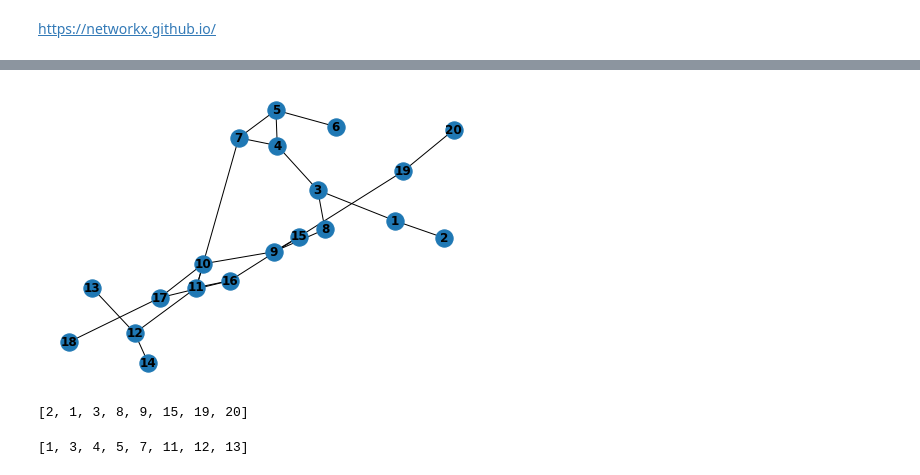
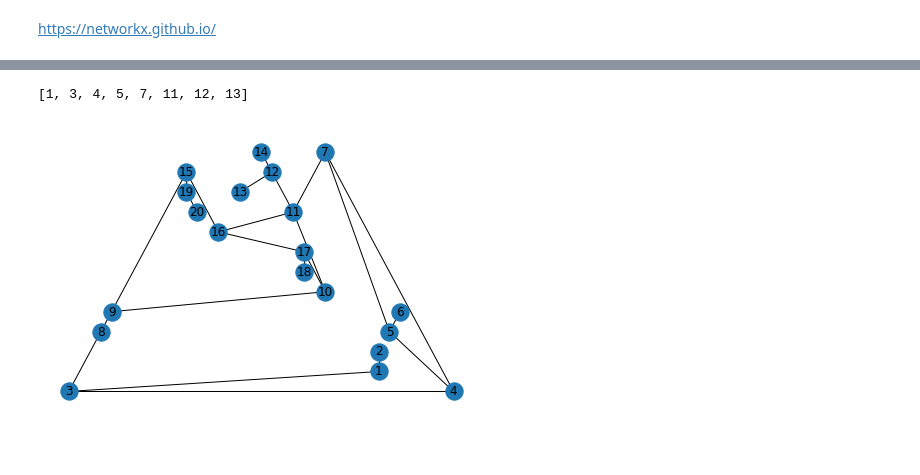
Before and after one commit to mlehotay/blog, a Jupyter notebook: jupyter/networkx.ipynb, the cells around one changed output, grey strips where cells are left out. Cells and saved outputs as stored; diff of their text form; code cells hidden in the pictures.

```diff
--- a/jupyter/networkx.ipynb
+++ b/jupyter/networkx.ipynb
@@ -45,21 +29,8 @@ nx.draw(G, with_labels=True, font_weight='bold')
-# %%
-G = nx.MultiGraph()
-e = [(1,2, 0.08), (1,3, 0.08), (3,4, 0.17), (3,8, 0.15), (4,5, 0.17),
-     (4,7, 0.27), (5,6, 0.07), (5,7, 0.09), (7,11, 0.01), (8,9, 0.14),
-     (9,10, 0.11), (9,15, 0.19), (10,11, 0.15), (10,17, 0.09),
-     (11,12, 0.07), (11,16, 0.37), (12,13, 0.09), (12,14, 0.26),
-     (13,13, 0.06), (15,16, 0.11), (15,19, 0.06), (16,17, 0.10),
-     (17,18, 0.04), (19,20, 0.11)]
-G.add_weighted_edges_from(e)
-# %%
-nx.draw(G, with_labels=True, font_weight='bold')
-# %% [output]
-[figure, removed]
-# %%
-print(nx.dijkstra_path(G, 2, 20))
-# %% [output]
-[2, 1, 3, 8, 9, 15, 19, 20]
 # %%
 print(nx.dijkstra_path(G, 1, 13))
 # %% [output]
 [1, 3, 4, 5, 7, 11, 12, 13]
+# %%
+nx.draw_planar(G, with_labels=True)
+# %% [output]
+[figure, added]
```
Also changed, not shown: parts of 11 cells of this notebook, 3 other files.
